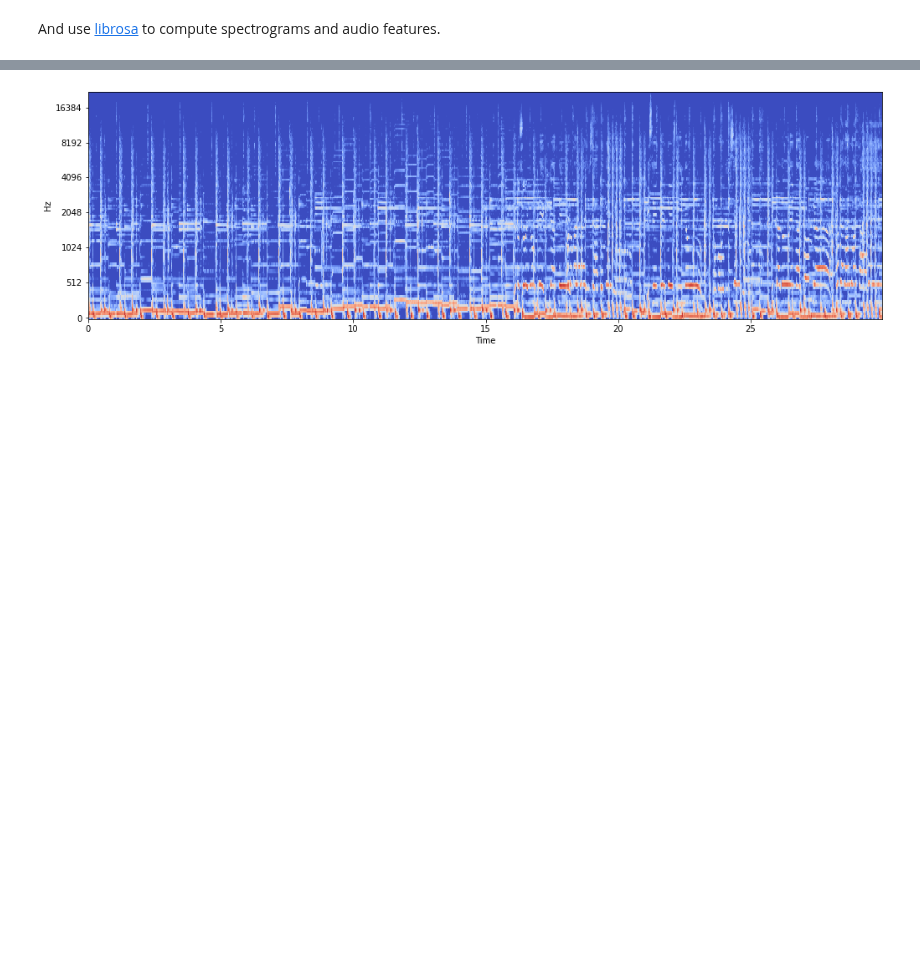
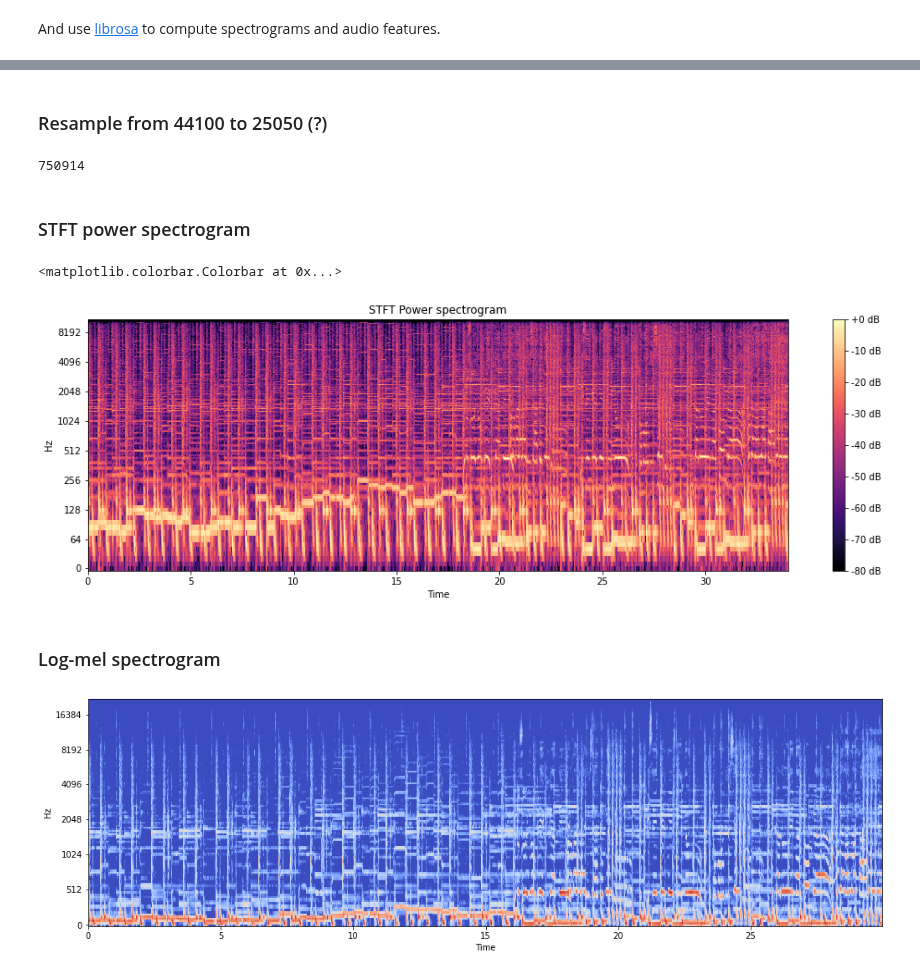
Before and after one commit to davidecolussi/NN_music_genre_recognition, a Jupyter notebook: usage.ipynb, the cells around one changed output, grey strips where cells are left out. Drawn from its saved outputs; the diff is of its cells as text; code cells hidden in the pictures; blank space fills up the shorter version.

```diff
--- a/usage.ipynb
+++ b/usage.ipynb
@@ -308,2 +311,23 @@ plt.ylim((-1, 1));
 [figure]
+# %% [markdown]
+### Resample from 44100 to 25050 (?)
+# %%
+x_rs = librosa.resample(x,orig_sr=44100, target_sr=25050)
+print(len(x_rs))
+# %% [output]
+750914
+# %% [markdown]
+### STFT power spectrogram
+# %%
+stft = np.abs(librosa.stft(x_rs, n_fft=2048, hop_length=512))
+
+fig, ax = plt.subplots()
+img = librosa.display.specshow(librosa.amplitude_to_db(stft, ref=np.max), y_axis='log', x_axis='time', ax=ax)
+ax.set_title('STFT Power spectrogram')
+fig.colorbar(img, ax=ax, format="%+2.0f dB")
+# %% [output]
+<matplotlib.colorbar.Colorbar at 0x...>
+[figure, added]
+# %% [markdown]
+### Log-mel spectrogram
 # %%
```
Also changed, not shown: parts of 4 cells of this notebook, 1 other file.
